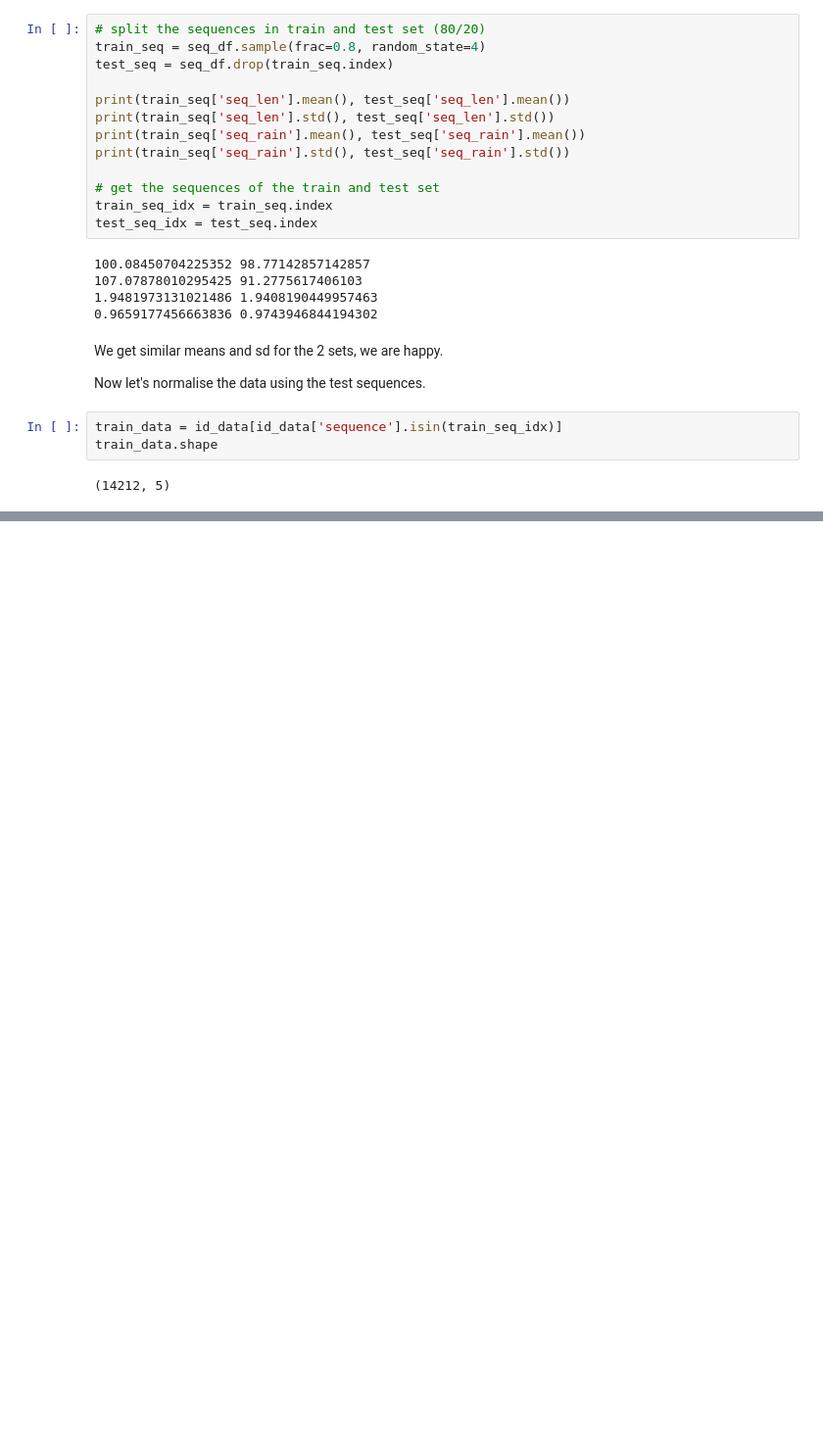
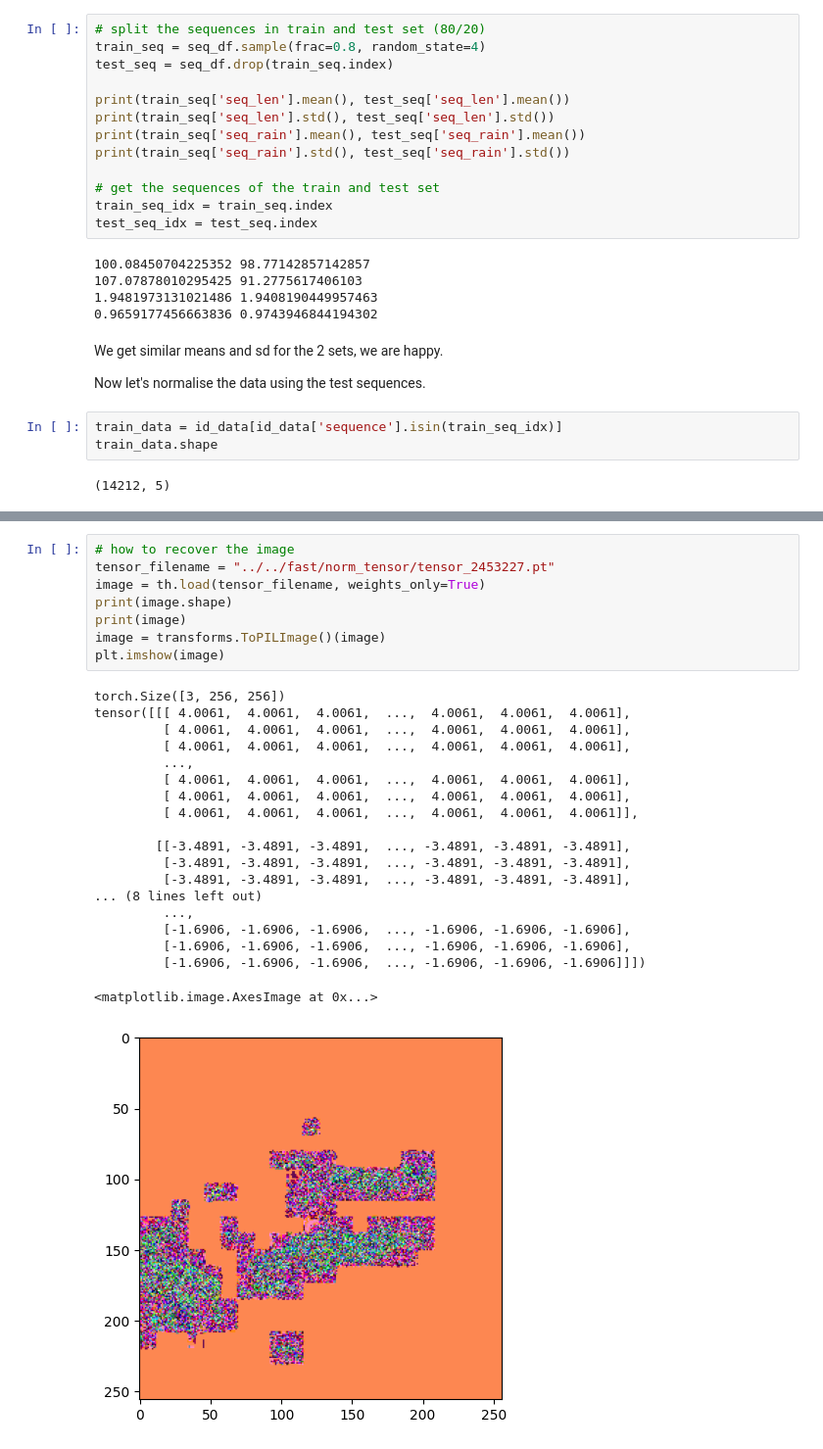
Before and after one commit to mzampar/Deep-Learning-Project, a Jupyter notebook: data/normalise.ipynb, the cells around one changed output, grey strips where cells are left out. Shown at 98% size. Drawn from its saved outputs; the diff is of its cells as text; blank space fills up the shorter version.

```diff
--- a/data/normalise.ipynb
+++ b/data/normalise.ipynb
@@ -189,0 +209,28 @@ print_image("images/output_image.")
+# %%
+# how to recover the image
+tensor_filename = "../../fast/norm_tensor/tensor_2453227.pt"
+image = th.load(tensor_filename, weights_only=True)
+print(image.shape)
+print(image)
+image = transforms.ToPILImage()(image)
+plt.imshow(image)
+# %% [output]
+torch.Size([3, 256, 256])
+tensor([[[ 4.0061,  4.0061,  4.0061,  ...,  4.0061,  4.0061,  4.0061],
+         [ 4.0061,  4.0061,  4.0061,  ...,  4.0061,  4.0061,  4.0061],
+         [ 4.0061,  4.0061,  4.0061,  ...,  4.0061,  4.0061,  4.0061],
+         ...,
+         [ 4.0061,  4.0061,  4.0061,  ...,  4.0061,  4.0061,  4.0061],
+         [ 4.0061,  4.0061,  4.0061,  ...,  4.0061,  4.0061,  4.0061],
+         [ 4.0061,  4.0061,  4.0061,  ...,  4.0061,  4.0061,  4.0061]],
+
+        [[-3.4891, -3.4891, -3.4891,  ..., -3.4891, -3.4891, -3.4891],
+         [-3.4891, -3.4891, -3.4891,  ..., -3.4891, -3.4891, -3.4891],
+         [-3.4891, -3.4891, -3.4891,  ..., -3.4891, -3.4891, -3.4891],
+... (8 lines left out)
+         ...,
+         [-1.6906, -1.6906, -1.6906,  ..., -1.6906, -1.6906, -1.6906],
+         [-1.6906, -1.6906, -1.6906,  ..., -1.6906, -1.6906, -1.6906],
+         [-1.6906, -1.6906, -1.6906,  ..., -1.6906, -1.6906, -1.6906]]])
+<matplotlib.image.AxesImage at 0x...>
+[figure, added]
```
Also changed, not shown: parts of 10 cells of this notebook, 8 other files.
